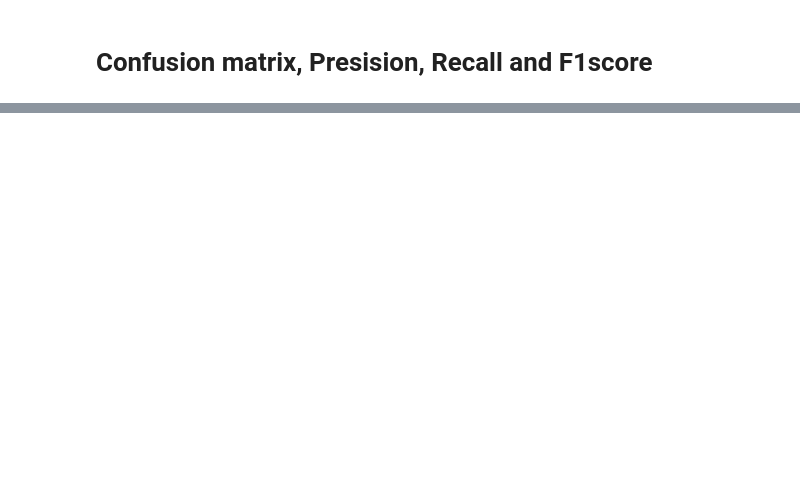
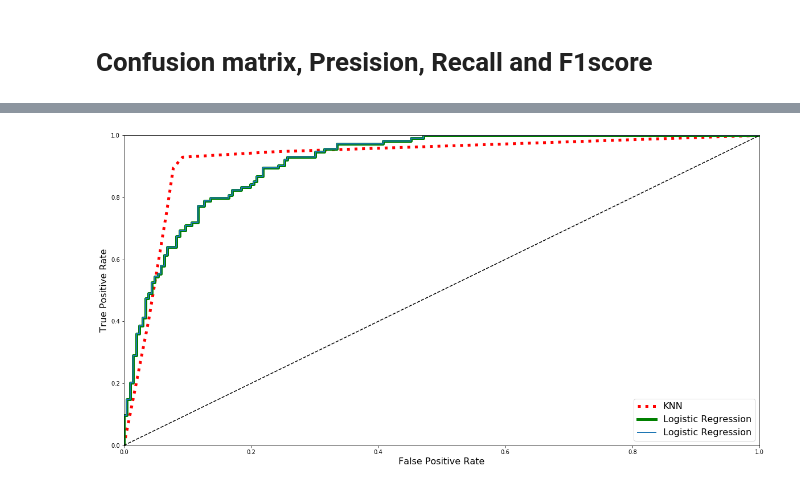
Before and after one commit to ShendoxParadox/Classification, a Jupyter notebook: Classification-Evaluation.ipynb, the cells around one changed output, grey strips where cells are left out. Saved outputs shown, nothing was run; the diff lists cells and outputs as text; code cells hidden in the pictures; blank space fills up the shorter version.

```diff
--- a/Classification-Evaluation.ipynb
+++ b/Classification-Evaluation.ipynb
@@ -183,0 +239,14 @@ plt.show()
+# %%
+fpr_knn, tpr_knn, thresholds_knn = roc_curve(y_train_knn, y_scores_knn)
+# %%
+fpr_log, tpr_log, thresholds_log = roc_curve(y_train_log, y_scores_log)
+# %%
+plt.figure(figsize=(20, 10))
+plt.plot(fpr_knn, tpr_knn, "r:", linewidth=5, label="KNN")
+plt.plot(fpr_log, tpr_log, "g", linewidth=5, label="Logistic Regression")
+plot_roc_curve(fpr_log, tpr_log, "Logistic Regression")
+plt.legend(loc="lower right", fontsize=16)
+#save_fig("roc_curve_comparison_plot")
+plt.show()
+# %% [output]
+[figure, added]
```
Also changed, not shown: parts of 46 cells of this notebook.
